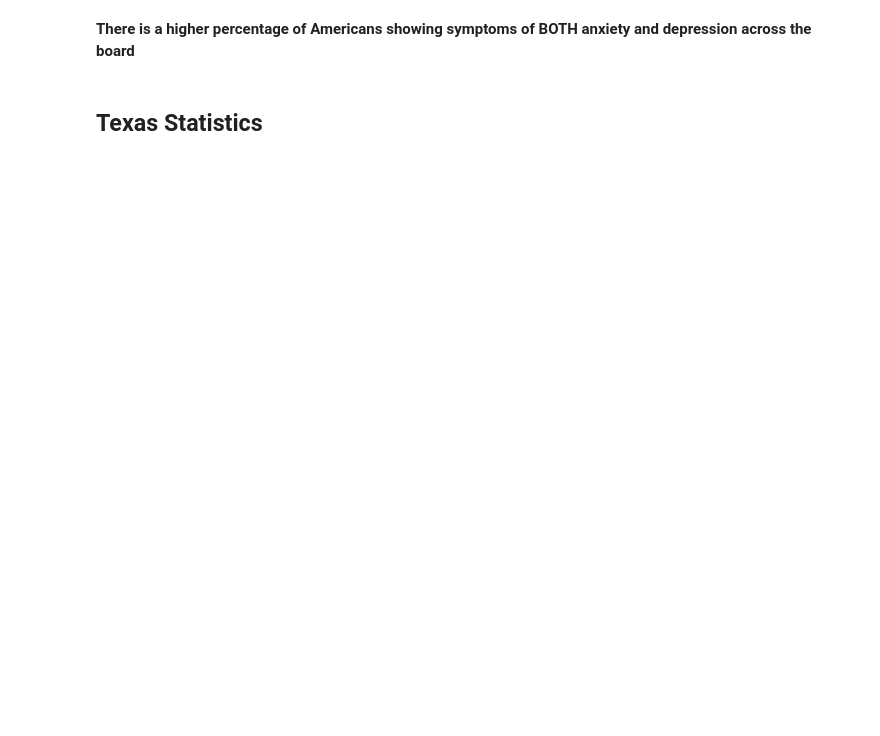
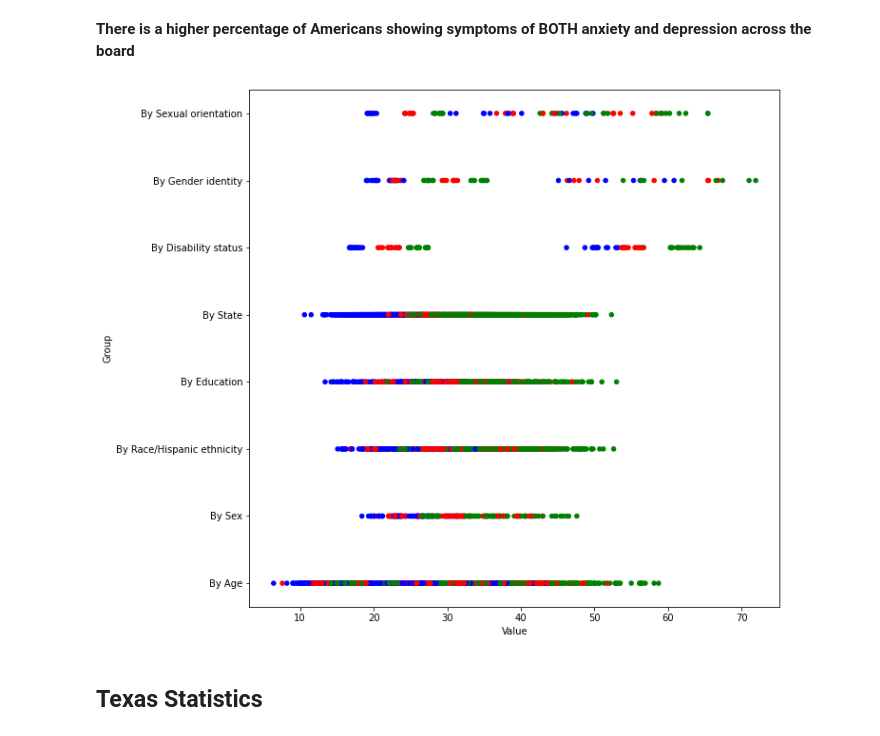
Before and after one commit to lmm2020/EDA-Projects, a Jupyter notebook: EDA_anxiety.ipynb, the cells around one changed output. Saved outputs shown, nothing was run; the diff lists cells and outputs as text; code cells hidden in the pictures; blank space fills up the shorter version.

```diff
--- a/EDA_anxiety.ipynb
+++ b/EDA_anxiety.ipynb
@@ -490,4 +559,10 @@ plt.show()
 # %% [markdown]
 **There is a higher percentage of Americans showing symptoms of BOTH anxiety and depression across the board**
+# %%
+clean_df.plot(kind = 'scatter', x ='Value', y = 'Group', figsize=(10,10), c = us_indicator_colors)
+
+plt.show()
+# %% [output]
+[figure, added]
 # %% [markdown]
 ## Texas Statistics
```
Also changed, not shown: parts of 13 cells of this notebook.
